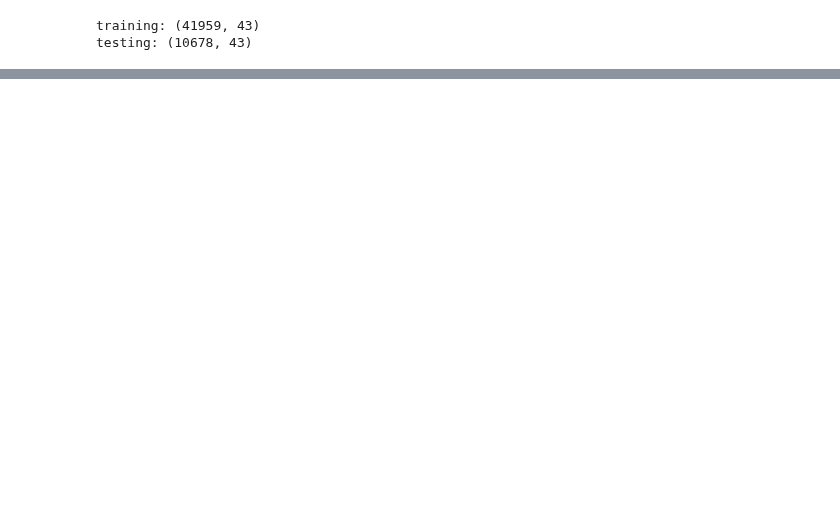
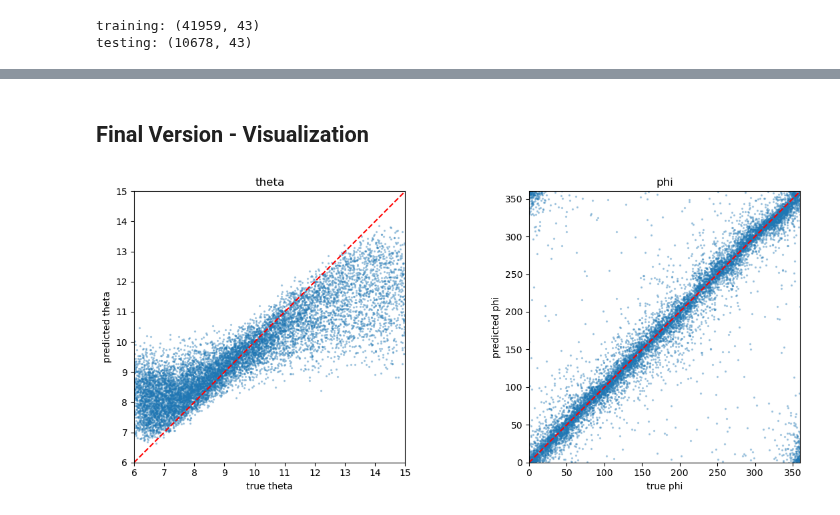
Before and after one commit to LaurenBryant2006/Dinking-Around-in-Summer-Lab-26, a Jupyter notebook: random-forest/random_forest.ipynb, the cells around one changed output, grey strips where cells are left out. Saved outputs shown, nothing was run; the diff lists cells and outputs as text; code cells hidden in the pictures; blank space fills up the shorter version.

```diff
--- a/random-forest/random_forest.ipynb
+++ b/random-forest/random_forest.ipynb
@@ -96,9 +114,24 @@ done training
 # %%
 pred = rf.predict(X_test)
+w_test = df_test["weight"].to_numpy()
+print("pred:", pred.shape, "y_test:", y_test.shape, "w_test:", w_test.shape)
 
-theta_err = pred[:, 0] - y_test[:,0]
-phi_err = (pred[:,1] - y_test[:, 1] +180) % 360 -180
+theta_pred = pred[:, 0]
+theta_err  = theta_pred - y_test[:, 0]
 
-print(f"theta error: mean = {theta_err.mean():7.3f}  std={theta_err.std():7.3f}")
-print (f"phi error: mean = {phi_err.mean():7.3f}  std={phi_err.std():7.3f}")
+sin_pred = pred[:, 1]
+cos_pred = pred[:, 2]
+phi_pred = np.degrees(np.arctan2(sin_pred, cos_pred)) % 360
+phi_err = (phi_pred - phi_test_true + 180) % 360 - 180
+
+print("UNWEIGHTED")
+print(f"  theta: mean={theta_err.mean():7.3f}   std={theta_err.std():7.3f}")
+print(f"  phi  : mean={phi_err.mean():7.3f}   std={phi_err.std():7.3f}")
+
+print("WEIGHTED")
+for name, err in [("theta", theta_err), ("phi", phi_err)]:
+    mean_w = np.average(err, weights=w_test)
+    var_w  = np.average((err - mean_w)**2, weights=w_test)
+    std_w  = np.sqrt(var_w)
+    print(f"  {name:5s}: mean={mean_w:7.3f}   std={std_w:7.3f}")
 # %% [output]
@@ -124,0 +198,26 @@ plt.show()
+# %% [markdown]
+## Final Version - Visualization
+# %%
+## plot after incorporating cos and phi
+import matplotlib.pyplot as plt
+
+fig, axes = plt.subplots(1, 2, figsize=(12, 5))
+
+axes[0].scatter(y_test[:, 0], theta_pred, s=2, alpha=0.3)
+axes[0].plot([6, 15], [6, 15], "r--")
+axes[0].set_xlim(6, 15); axes[0].set_ylim(6, 15); axes[0].set_aspect("equal")
+axes[0].set_xlabel("true theta"); axes[0].set_ylabel("predicted theta"); axes[0].set_title("theta")
+
+axes[1].scatter(phi_test_true, phi_pred, s=2, alpha=0.3)
+axes[1].plot([0, 360], [0, 360], "r--")
+axes[1].set_xlim(0, 360); axes[1].set_ylim(0, 360); axes[1].set_aspect("equal")
+axes[1].set_xlabel("true phi"); axes[1].set_ylabel("predicted phi"); axes[1].set_title("phi")
+
+plt.tight_layout()
+plt.show()
+
+## in the output of this code if n_sub =5000 and you put the slicing back in and kept 50 trees,
+## The little edges of the phi graph are interesting. I am not exactly sure what it means
+## UPDATE: this is fine! This is good, it is wrapping around it is much closer than it actually looks
+# %% [output]
+[figure, added]
```
Also changed, not shown: parts of 14 cells of this notebook, 3 other files.
